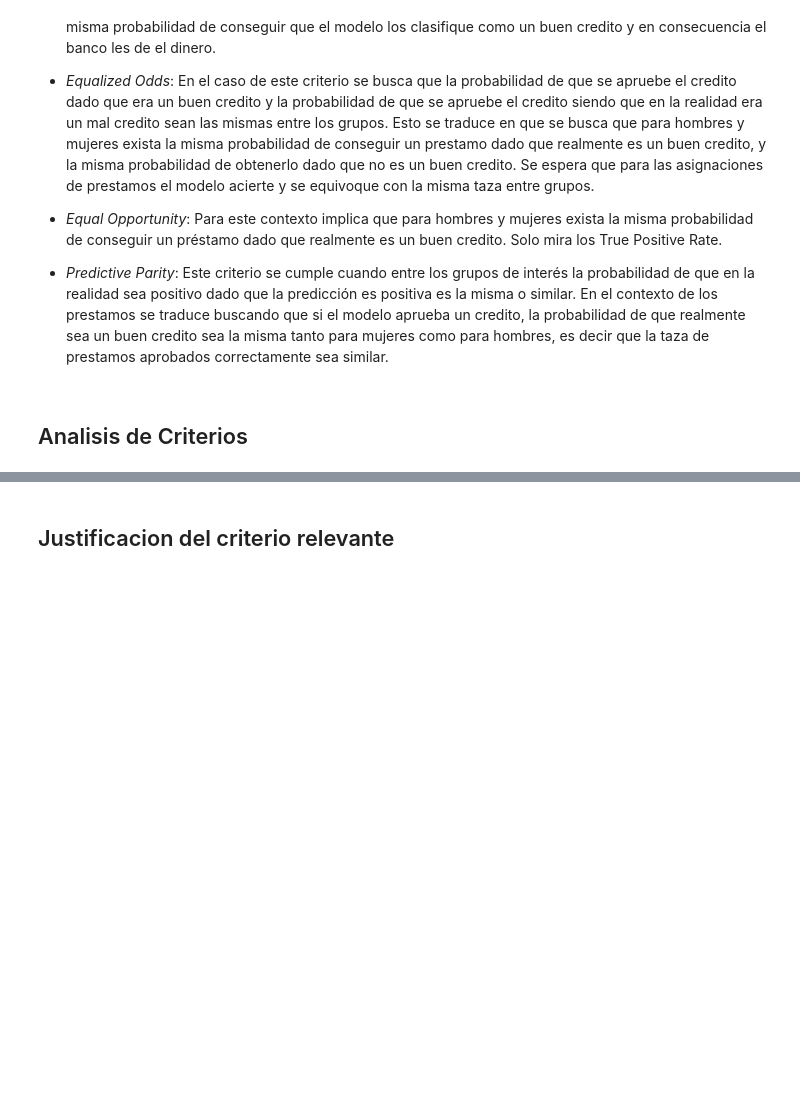
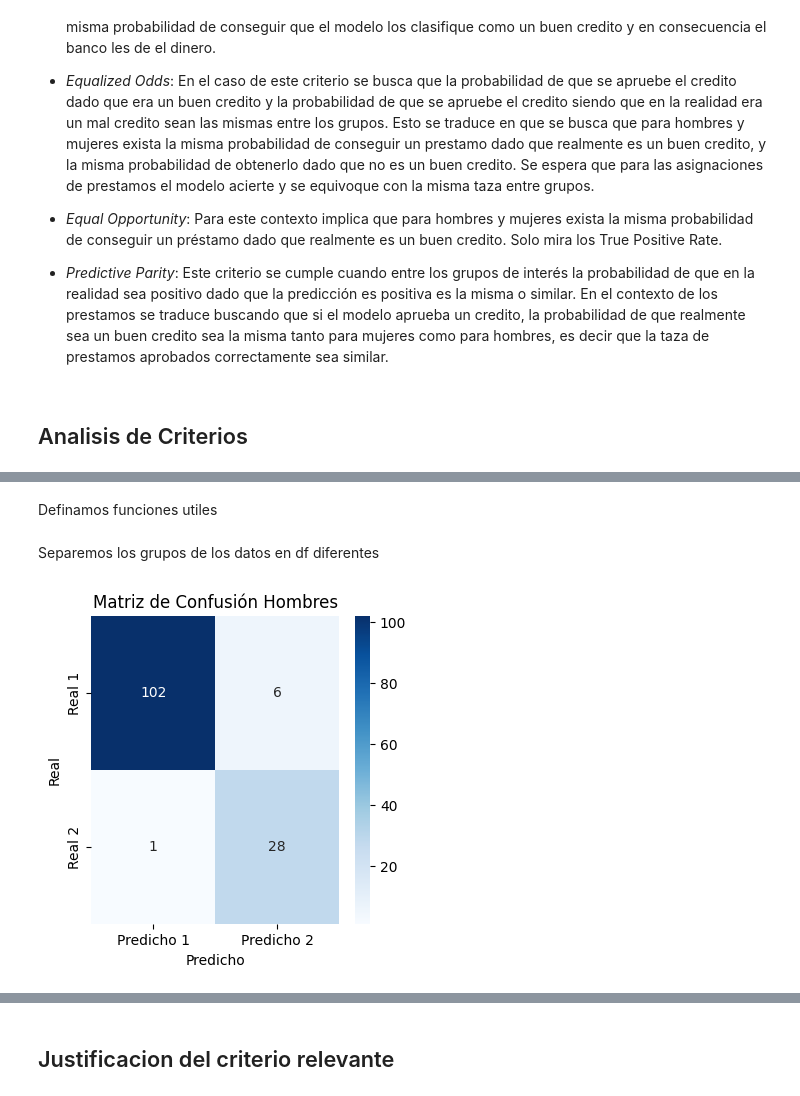
Before and after one commit to ezemartlopez/TP-Integrador-Equidad-en-Aprendizaje-Autom-tico, a Jupyter notebook: 02_Creacion_modelo_inicial.ipynb, the cells around one changed output, grey strips where cells are left out. Saved outputs shown, nothing was run; the diff lists cells and outputs as text; code cells hidden in the pictures; blank space fills up the shorter version.

```diff
--- a/02_Creacion_modelo_inicial.ipynb
+++ b/02_Creacion_modelo_inicial.ipynb
@@ -462,8 +471,0 @@ import os
-# %%
-from ucimlrepo import fetch_ucirepo
-
-# Descargar dataset con ID 144
-statlog_german_credit_data = fetch_ucirepo(id=144)
-
-# Guardar todo el dataset en un DataFrame
-df = statlog_german_credit_data.data.original
@@ -469,0 +474,8 @@ df = statlog_german_credit_data.data.original
+# %%
+data = X_test[['sexo_female']].copy()
+data['sexo'] = data['sexo_female'].map({1: 'female', 0: 'male'})
+data['real'] = Y
+data['predicho'] = y_pred2
+data.drop('sexo_female', axis=1, inplace=True)
+# %% [markdown]
+Definamos funciones utiles
@@ -469,0 +531,9 @@ df = statlog_german_credit_data.data.original
+# %% [markdown]
+Separemos los grupos de los datos en df diferentes
+# %%
+hombres = data[data['sexo'] == 'male'][['real', 'predicho']]
+mujeres = data[data['sexo'] == 'female'][['real', 'predicho']]
+# %%
+matriz_confusion(hombres, 'Hombres')
+# %% [output]
+[figure, added]
```
Also changed, not shown: parts of 11 cells of this notebook.
